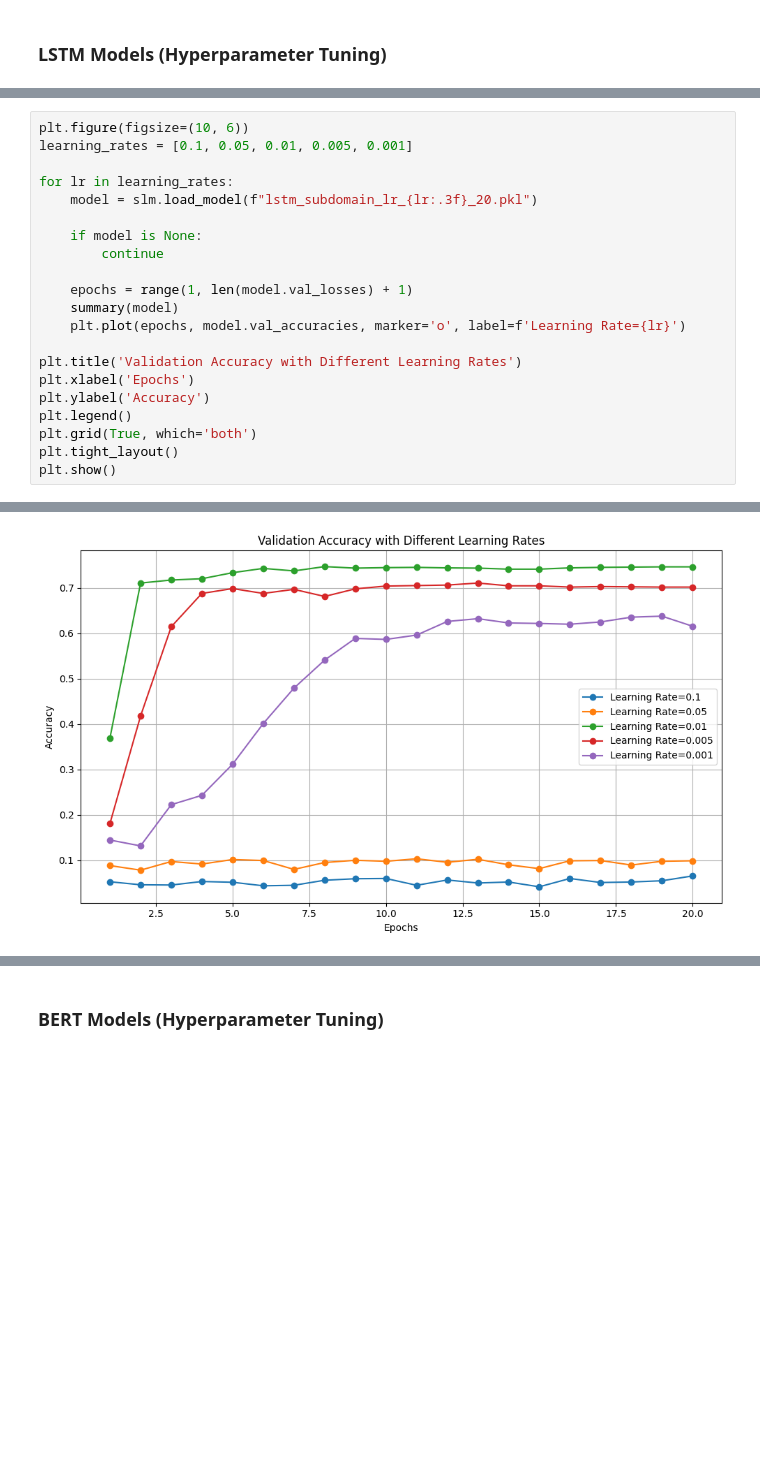
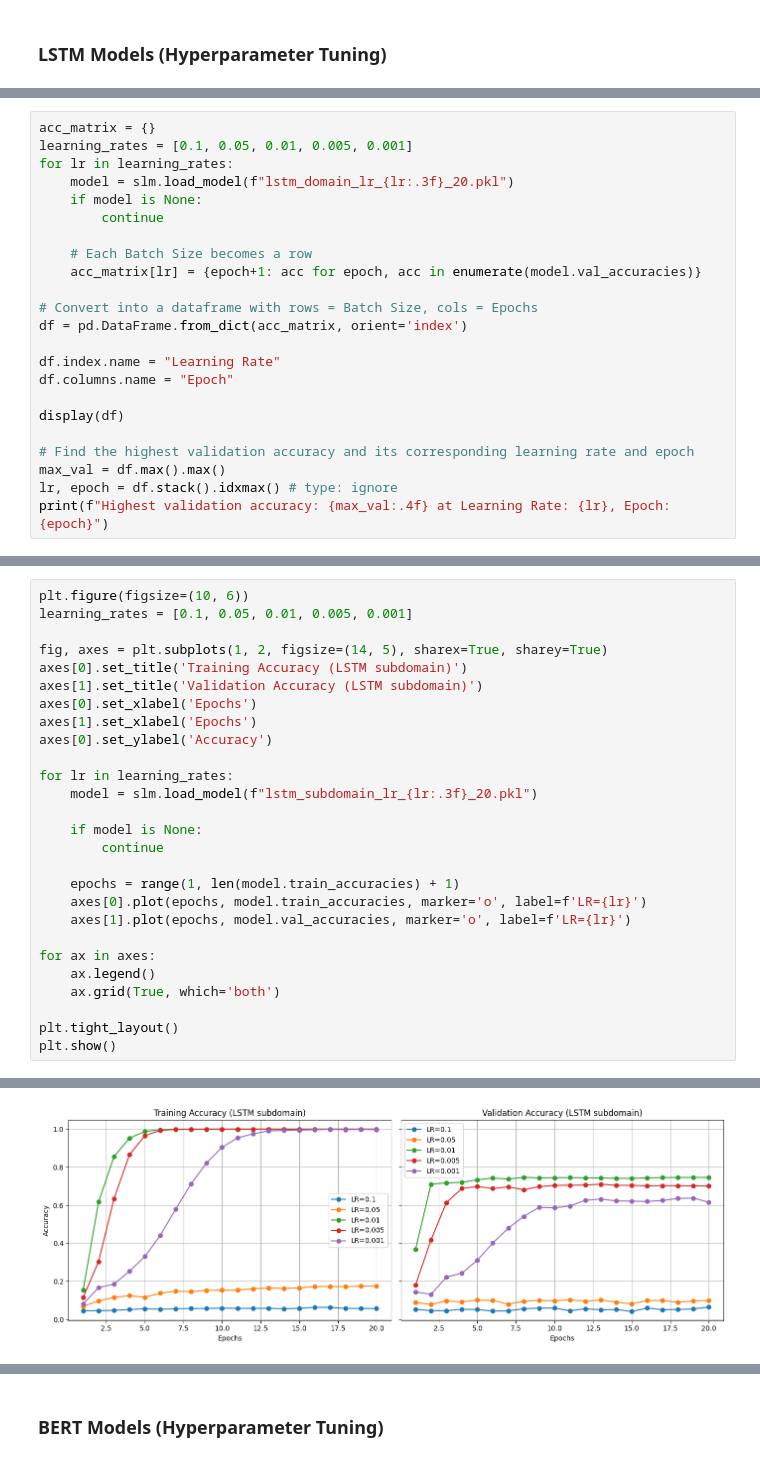
Before and after one commit to dianacovacii/COMP551_A4, a Jupyter notebook: COMP551_A4.ipynb, the cells around one changed output, grey strips where cells are left out. Cells and saved outputs as stored; diff of their text form; blank space fills up the shorter version.

```diff
--- a/COMP551_A4.ipynb
+++ b/COMP551_A4.ipynb
@@ -183,0 +222,23 @@ Name: count, dtype: int64
+# %%
+acc_matrix = {}
+learning_rates = [0.1, 0.05, 0.01, 0.005, 0.001]
+for lr in learning_rates:
+    model = slm.load_model(f"lstm_domain_lr_{lr:.3f}_20.pkl")
+    if model is None:
+        continue
+
+    # Each Batch Size becomes a row
+    acc_matrix[lr] = {epoch+1: acc for epoch, acc in enumerate(model.val_accuracies)}
+
+# Convert into a dataframe with rows = Batch Size, cols = Epochs
+df = pd.DataFrame.from_dict(acc_matrix, orient='index')
+
+df.index.name = "Learning Rate"
+df.columns.name = "Epoch"
+
+display(df)
+
+# Find the highest validation accuracy and its corresponding learning rate and epoch
+max_val = df.max().max()
+lr, epoch = df.stack().idxmax() # type: ignore
+print(f"Highest validation accuracy: {max_val:.4f} at Learning Rate: {lr}, Epoch: {epoch}")
@@ -184,6 +261,13 @@ Name: count, dtype: int64
 # %%
 plt.figure(figsize=(10, 6))
 learning_rates = [0.1, 0.05, 0.01, 0.005, 0.001]
+
+fig, axes = plt.subplots(1, 2, figsize=(14, 5), sharex=True, sharey=True)
+axes[0].set_title('Training Accuracy (LSTM subdomain)')
+axes[1].set_title('Validation Accuracy (LSTM subdomain)')
+axes[0].set_xlabel('Epochs')
+axes[1].set_xlabel('Epochs')
+axes[0].set_ylabel('Accuracy')
 
 for lr in learning_rates:
     model = slm.load_model(f"lstm_subdomain_lr_{lr:.3f}_20.pkl")
@@ -191,15 +275,14 @@ for lr in learning_rates:
     if model is None:
         continue
 
-    epochs = range(1, len(model.val_losses) + 1)
-    summary(model)
-    plt.plot(epochs, model.val_accuracies, marker='o', label=f'Learning Rate={lr}')
+    epochs = range(1, len(model.train_accuracies) + 1)
+    axes[0].plot(epochs, model.train_accuracies, marker='o', label=f'LR={lr}')
+    axes[1].plot(epochs, model.val_accuracies, marker='o', label=f'LR={lr}')
 
-plt.title('Validation Accuracy with Different Learning Rates')
-plt.xlabel('Epochs')
-plt.ylabel('Accuracy')
-plt.legend()
-plt.grid(True, which='both')
+for ax in axes:
+    ax.legend()
+    ax.grid(True, which='both')
+
 plt.tight_layout()
 plt.show()
 # %% [output]
@@ -211 +295 @@ Model loaded from saved_models/lstm_subdomain_lr_0.001_20.pkl
-[figure, old version]
+[figure, new version]
```
Also changed, not shown: parts of 21 cells of this notebook.
